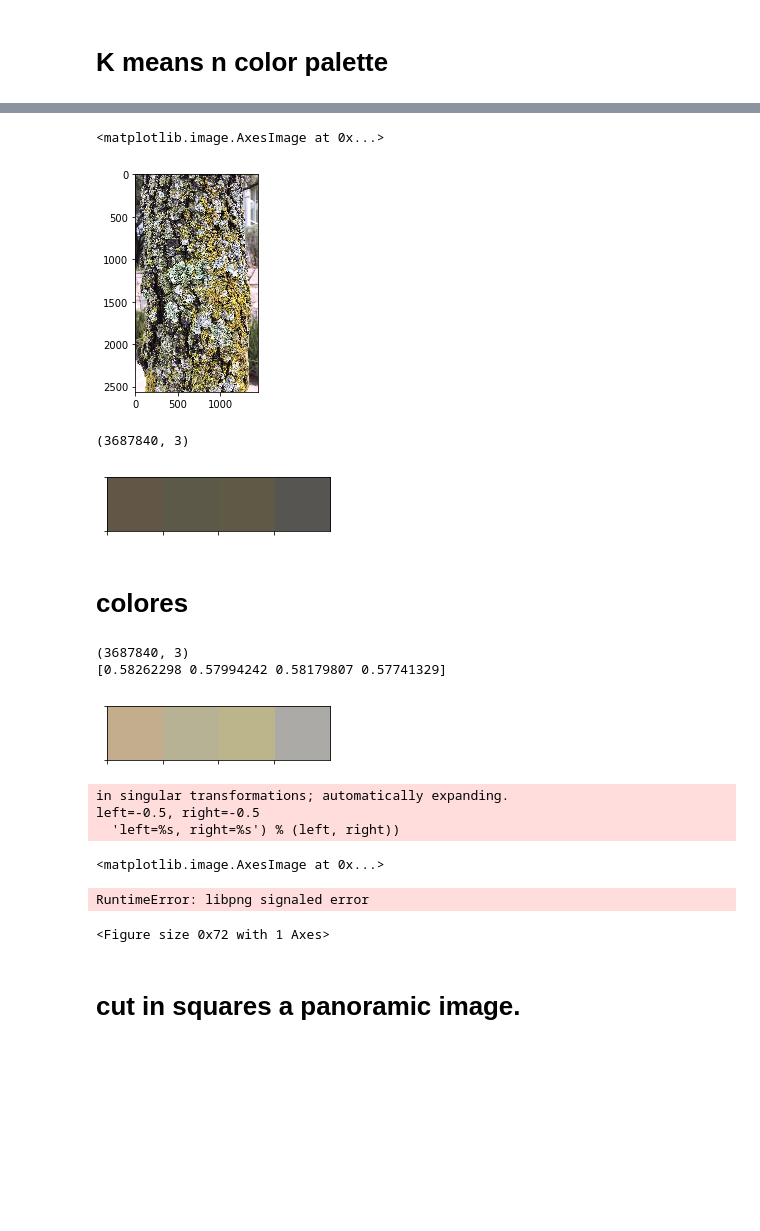
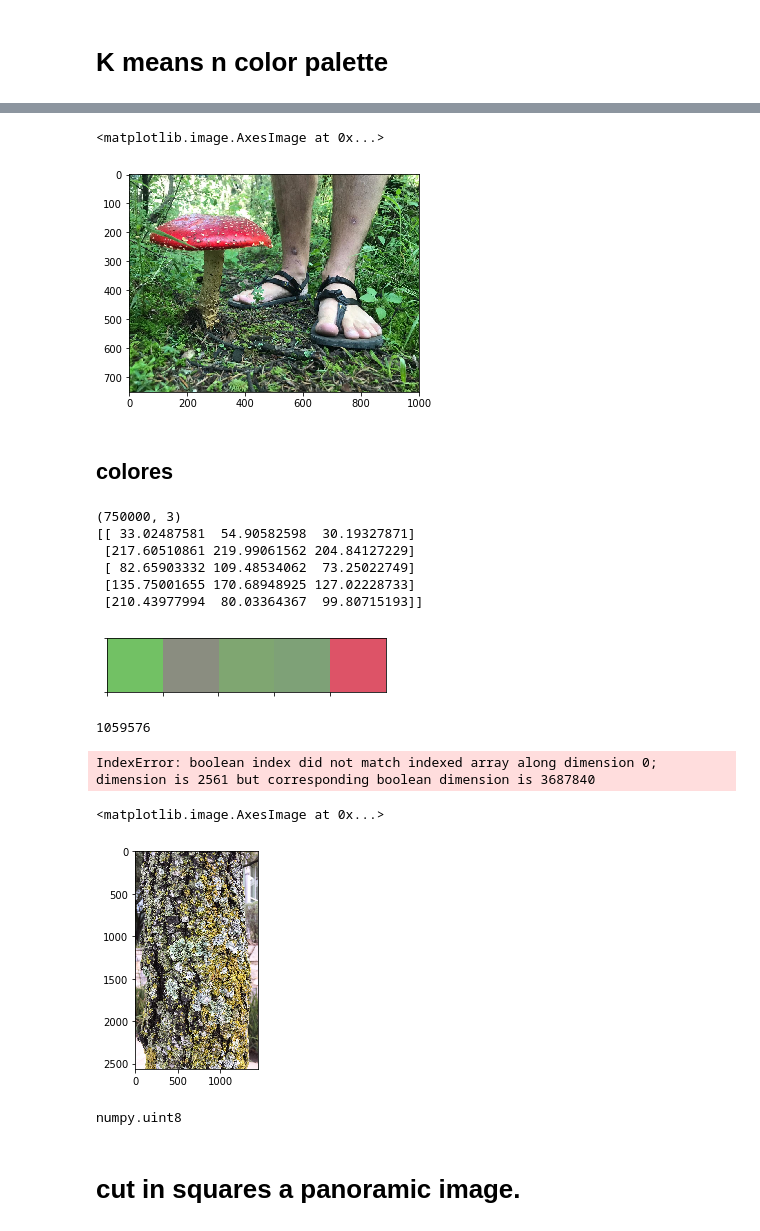
Before and after one commit to jeroaranda/notebooks, a Jupyter notebook: imageProcessing.ipynb, the cells around one changed output, grey strips where cells are left out. Drawn from its saved outputs; the diff is of its cells as text; code cells hidden in the pictures; blank space fills up the shorter version.

```diff
--- a/imageProcessing.ipynb
+++ b/imageProcessing.ipynb
@@ -44,0 +27,3 @@ Use ``imageio.imread`` instead.
+# %%
+img=misc.imread('C712DD03-E345-459E-928F-A9949A247E75-1000.jpg')
+plt.imshow(img)
@@ -196,65 +171,47 @@ array([[[ 88,  86,  97],
 # %%
 #def color_palette(img,n=4):
-n=4
+n=5
 ysize=img.shape[0]
 xsize=img.shape[1]
 new_img=np.reshape(img,(xsize*ysize,3))
 model=KMeans(n_clusters=n,random_state=42).fit(new_img)#verbose=1
 #sns.palplot(colors)
 plt.imshow(img, cmap=plt.cm.gray)
 #return model
 # %% [output]
 <matplotlib.image.AxesImage at 0x...>
-[figure, old version]
+[figure, new version]
+# %% [markdown]
+## colores
 # %%
 colors=[]
 print(new_img.shape)
-new_img=np.reshape(new_img,(ysize*xsize,3))
-
-
 for i in range(n):
-    colors.append(np.mean(new_img[model.labels_==i],axis=0))
+    colors.append(np.median(new_img[model.labels_==i],axis=0))
     colors[i]=colors[i]/sum(colors[i])
     #new_img[model.labels_==i]=colors[i]
-sns.palplot(sns.color_palette(colors))
-new_img=np.reshape(new_img,(ysize*xsize,3))
-
-#plt.imshow(img, cmap=plt.cm.gray)
-#plt.show()
+colors=np.array(colors)*1.6
+sns.palplot(colors)
+print(model.cluster_centers_)
 # %% [output]
-(3687840, 3)
+(750000, 3)
+[[ 33.02487581  54.90582598  30.19327871]
+ [217.60510861 219.99061562 204.84127229]
+ [ 82.65903332 109.48534062  73.25022749]
+ [135.75001655 170.68948925 127.02228733]
+ [210.43977994  80.03364367  99.80715193]]
-[figure, old version]
+[figure, new version]
-# %% [markdown]
-# colores
-# %%
-colors=[]
-print(new_img.shape)
-new_img=np.reshape(new_img,(ysize*xsize,3))
-
-
-for i in range(n):
-    colors.append(np.median(new_img[model.labels_==i],axis=0))
-    colors[i]=colors[i]/sum(colors[i])
-    #new_img[model.labels_==i]=colors[i]
-colors=np.array(colors)
-print(np.linalg.norm(colors,axis=1))
-sns.palplot(2*colors)
-new_img=np.reshape(new_img,(ysize*xsize,3))
-#plt.imshow(img, cmap=plt.cm.gray)
-#plt.show()
-# %% [output]
-(3687840, 3)
-[0.58262298 0.57994242 0.58179807 0.57741329]
-[figure, removed]
 # %%
 # clusters from image.
-sns.palplot(colors)
+new_img=np.reshape()
+for i in range(n):
+    slicer=model.labels_==i
+    print(slicer.sum())
+    print(new_img[slicer].shape)
+    print(np.full((slicer.sum(),3), colors[i]).shape)
+
 new_img=np.reshape(new_img,(ysize,xsize,3))
 plt.imshow(new_img, cmap=plt.cm.gray)
 # %% [output]
-in singular transformations; automatically expanding.
-left=-0.5, right=-0.5
-  'left=%s, right=%s') % (left, right))
+1059576
-<matplotlib.image.AxesImage at 0x...>
+IndexError: boolean index did not match indexed array along dimension 0; dimension is 2561 but corresponding boolean dimension is 3687840
-RuntimeError: libpng signaled error
-<Figure size 0x72 with 1 Axes>
@@ -263,4 +218,13 @@ new_img=np.reshape(new_img,(ysize*xsize,3))
+# %%
+plt.imshow(new_img, cmap=plt.cm.gray)
+# %% [output]
+<matplotlib.image.AxesImage at 0x...>
+[figure, added]
 # %%
 img=rotated
+# %%
+type(img[0,0,0])
+# %% [output]
+numpy.uint8
 # %% [markdown]
 # cut in squares a panoramic image.
```
Also changed, not shown: parts of 14 cells of this notebook, 1 other file.
